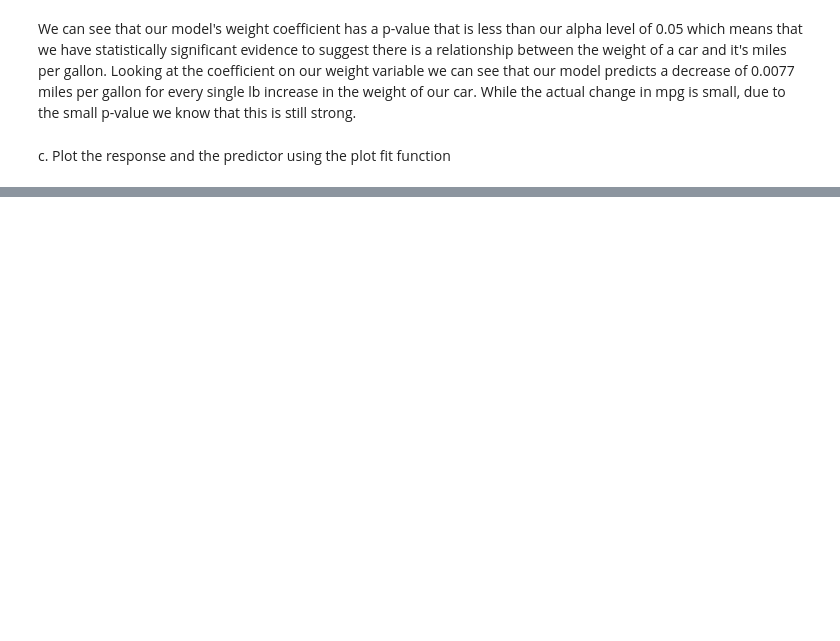
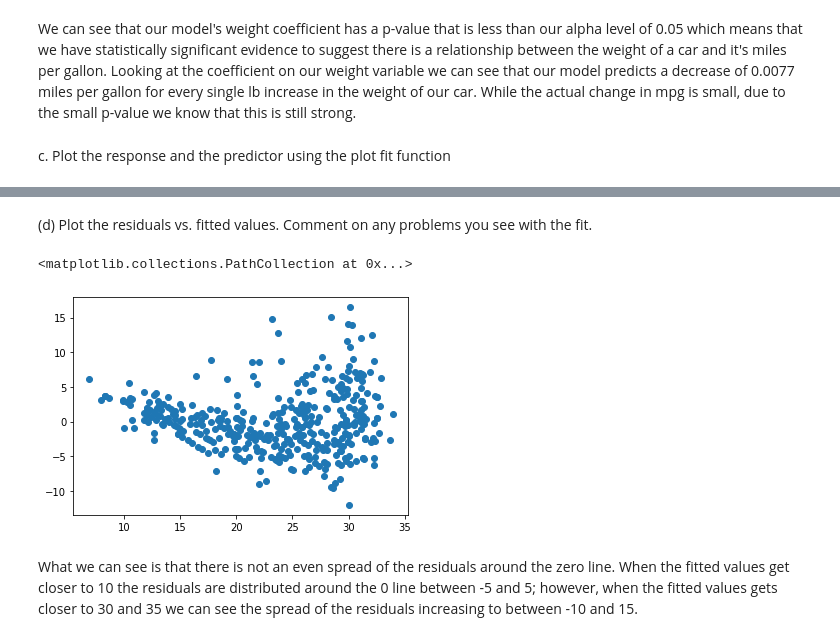
Before and after one commit to nliftman/MSDS, a Jupyter notebook: Data 558/hw2.ipynb, the cells around one changed output, grey strips where cells are left out. Cells and saved outputs as stored; diff of their text form; code cells hidden in the pictures; blank space fills up the shorter version.

```diff
--- a/Data 558/hw2.ipynb
+++ b/Data 558/hw2.ipynb
@@ -90,0 +162,9 @@ plt.show()
+# %% [markdown]
+(d) Plot the residuals vs. fitted values. Comment on any problems you see with the fit.
+# %%
+plt.scatter(results.fittedvalues, results.resid)
+# %% [output]
+<matplotlib.collections.PathCollection at 0x...>
+[figure, added]
+# %% [markdown]
+What we can see is that there is not an even spread of the residuals around the zero line. When the fitted values get closer to 10 the residuals are distributed around the 0 line between -5 and 5; however, when the fitted values gets closer to 30 and 35 we can see the spread of the residuals increasing to between -10 and 15.
```
Also changed, not shown: parts of 7 cells of this notebook, 3 other files.
